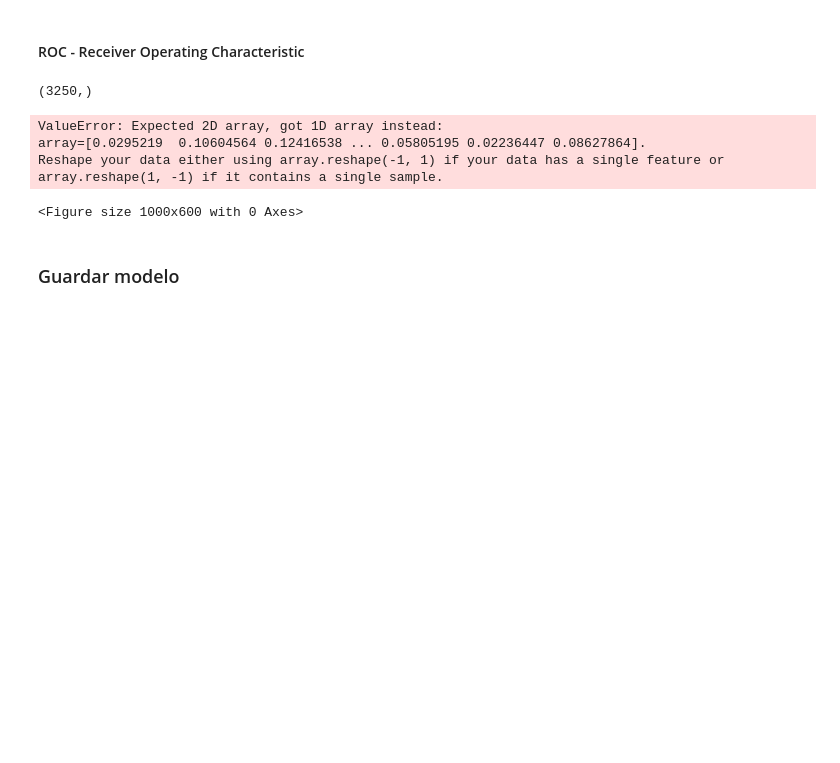
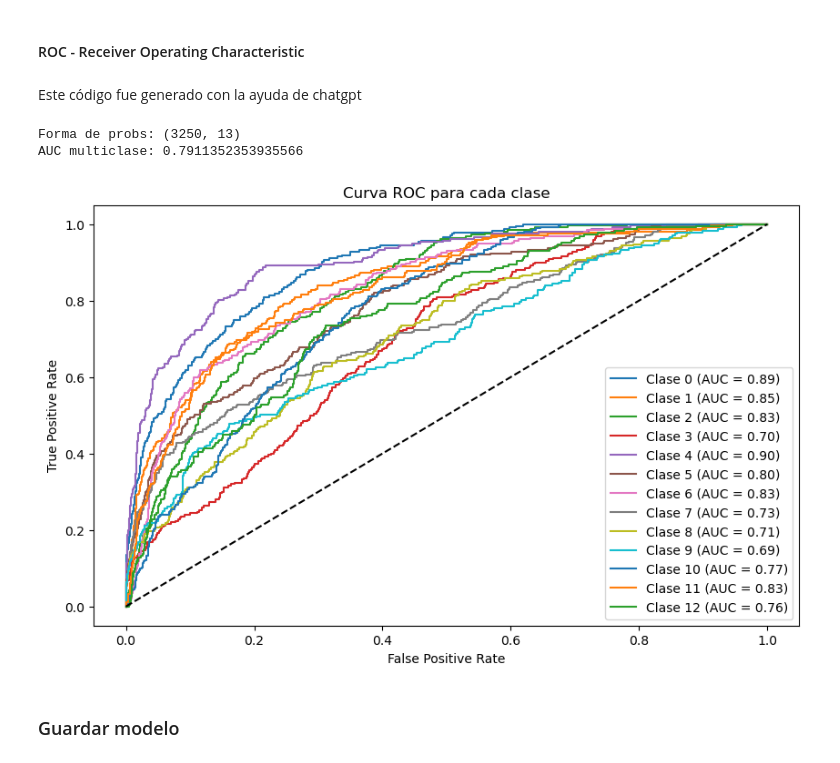
Before and after one commit to repos-especializacion-UdeA/trabajo-final_AA1, a Jupyter notebook: notebooks_pasos_previos/02_regresion_logistica.ipynb, the cells around one changed output. Cells and saved outputs as stored; diff of their text form; code cells hidden in the pictures; blank space fills up the shorter version.

```diff
--- a/notebooks_pasos_previos/02_regresion_logistica.ipynb
+++ b/notebooks_pasos_previos/02_regresion_logistica.ipynb
@@ -469,45 +469,41 @@ weighted avg       0.36      0.33      0.32      3250
 weighted avg       0.36      0.33      0.32      3250
 # %% [markdown]
 #### ROC - Receiver Operating Characteristic
-# %%
-#Curva ROC para un modelo
-
-fig = plt.figure(figsize=(10,6))
-
-# Predecir las probabilidades de la clase positiva usando el modelo de regresión logística entrenado
-probs = modelLRovrLinea.predict_proba(X_test)
-# Tomar las probabilidades de la clase positiva solamente
-probs = probs[:, 1]
-print(probs.shape)
-# Calcular el área bajo la curva ROC
-#y_test = y_test.reshape(-1)
-#print(y_test.shape)
-
-classes = np.unique(y_test)
-y_test_binarized = label_binarize(y_test, classes=classes)
-y_test_binarized = y_test_binarized.reshape(-1)
-auc = roc_auc_score(y_test_binarized, probs, multi_class='ovr')
-print(f"AUC multiclase: {auc}")
-
-# auc = roc_auc_score(y_test, probs*1,multi_class='ovr')
-
-# Imprimir el valor del AUC
-# print('AUC: %.2f' % auc)
-
-# Calcular la curva ROC usando los valores verdaderos y las probabilidades predichas
-# fpr, tpr, thresholds = roc_curve(y_test, probs*(1))
-
-# Graficar la curva ROC
-# plot_roc_curve(fpr, tpr)
-
-
-##Nota: es necesario que la variable de salida sea numérica, sino debe transformarse
-# %% [output]
-(3250,)
-ValueError: Expected 2D array, got 1D array instead:
-array=[0.0295219  0.10604564 0.12416538 ... 0.05805195 0.02236447 0.08627864].
-Reshape your data either using array.reshape(-1, 1) if your data has a single feature or array.reshape(1, -1) if it contains a single sample.
-<Figure size 1000x600 with 0 Axes>
+# %% [markdown]
+Este código fue generado con la ayuda de chatgpt
+# %%
+# Curva ROC para un modelo multiclase
+fig = plt.figure(figsize=(10, 6))
+
+# Predecir las probabilidades para cada clase usando el modelo entrenado
+probs = modelLRovrLinea.predict_proba(X_test)
+print("Forma de probs:", probs.shape)
+
+# Convertir y_test a formato binarizado (one-vs-all) para cada clase
+# Esto es necesario para calcular el ROC en un contexto multiclase
+classes = np.unique(y_test)
+y_test_binarized = label_binarize(y_test, classes=classes)
+
+# Calcular el AUC en el contexto multiclase
+auc = roc_auc_score(y_test_binarized, probs, multi_class='ovr')
+print(f"AUC multiclase: {auc}")
+
+# Graficar la curva ROC para cada clase
+for i, class_label in enumerate(classes):
+    fpr, tpr, _ = roc_curve(y_test_binarized[:, i], probs[:, i])
+    plt.plot(fpr, tpr, label=f'Clase {class_label} (AUC = {roc_auc_score(y_test_binarized[:, i], probs[:, i]):.2f})')
+
+# Graficar la línea de referencia diagonal
+plt.plot([0, 1], [0, 1], 'k--')
+plt.xlabel('False Positive Rate')
+plt.ylabel('True Positive Rate')
+plt.title('Curva ROC para cada clase')
+plt.legend(loc="lower right")
+plt.show()
+# %% [output]
+Forma de probs: (3250, 13)
+AUC multiclase: 0.7911352353935566
+[figure, added]
 # %% [markdown]
 ### Guardar modelo
 # %%
```
